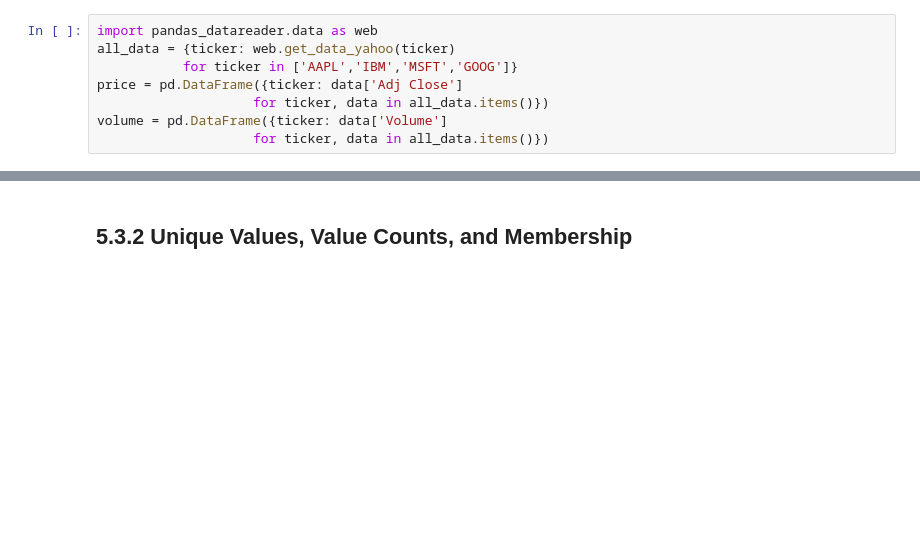
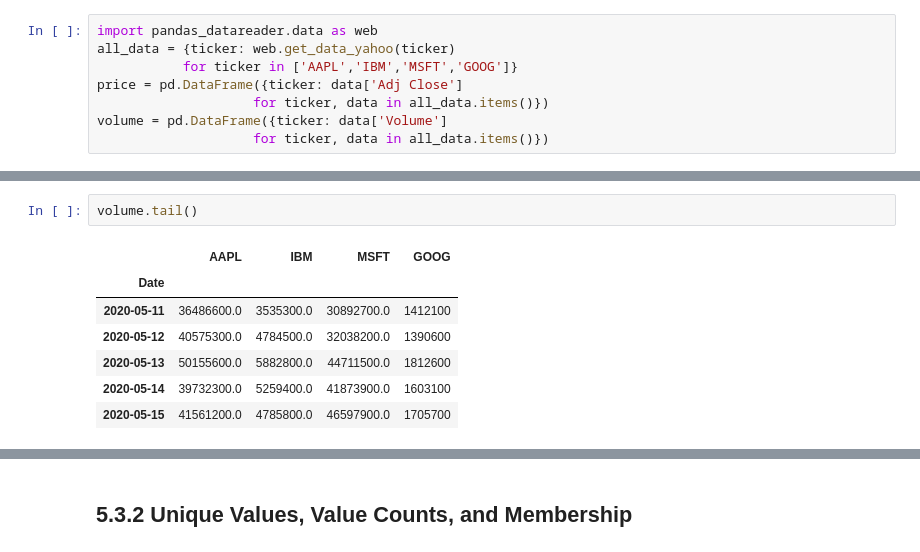
Before and after one commit to BoyuanLi-Steven/Python-For-Data-Analysis-2nd, a Jupyter notebook: Chapter 5. Getting started with pandas.ipynb, the cells around one changed output, grey strips where cells are left out. Drawn from its saved outputs; the diff is of its cells as text; blank space fills up the shorter version.

```diff
--- a/Chapter 5. Getting started with pandas.ipynb
+++ b/Chapter 5. Getting started with pandas.ipynb
@@ -1535,4 +1774,14 @@ GOOG    0.404475
 dtype: float64
+# %%
+volume.tail()
+# %% [output]
+|  | AAPL | IBM | MSFT | GOOG |
+| Date |  |  |  |  |
+| 2020-05-11 | 36486600.0 | 3535300.0 | 30892700.0 | 1412100 |
+| 2020-05-12 | 40575300.0 | 4784500.0 | 32038200.0 | 1390600 |
+| 2020-05-13 | 50155600.0 | 5882800.0 | 44711500.0 | 1812600 |
+| 2020-05-14 | 39732300.0 | 5259400.0 | 41873900.0 | 1603100 |
+| 2020-05-15 | 41561200.0 | 4785800.0 | 46597900.0 | 1705700 |
 # %%
 returns.corrwith(volume)
 # %% [output]
```
Also changed, not shown: parts of 102 cells of this notebook.
